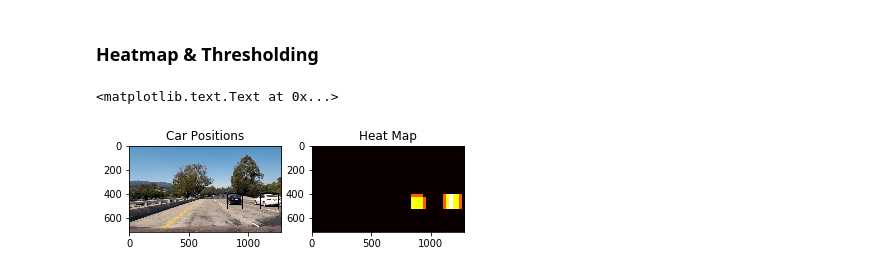
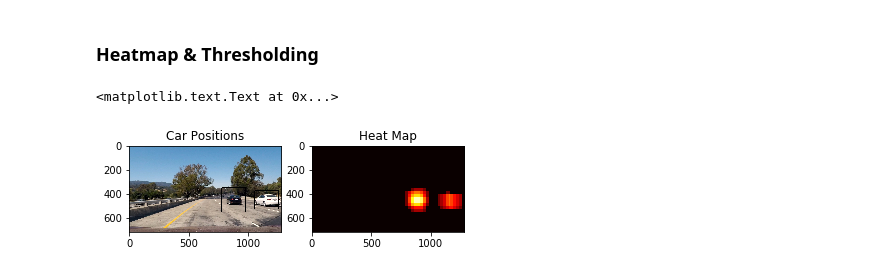
Before and after one commit to BVG85/Project-5-Vehicle-Detection-Tracking, a Jupyter notebook: Vehicle_Detection.ipynb, the cells around one changed output. Saved outputs shown, nothing was run; the diff lists cells and outputs as text; code cells hidden in the pictures.

```diff
--- a/Vehicle_Detection.ipynb
+++ b/Vehicle_Detection.ipynb
@@ -214,7 +216,7 @@ hist_bins = 32    # Number of histogram bins
 spatial_feat = True # Spatial features on or off
 hist_feat = True # Histogram features on or off
 hog_feat = True # HOG features on or off
-#y_start_stop = [400, 650] # Min and max in y to search in slide_window()
+y_start_stop = [350, 650] # Min and max in y to search in slide_window()
 
 car_features = extract_features(cars, color_space=color_space,
                         spatial_size=spatial_size, hist_bins=hist_bins,
@@ -422,32 +428,32 @@ def draw_labeled_bboxes(img, labels):
 # %%
 #image_h = mpimg.imread('./test_images/test2.jpg')
 
-heat = np.zeros_like(image_h[:,:,0])
+heat = np.zeros_like(image[:,:,0])
 heat = add_heat(heat, hot_windows)
 heat = apply_threshold(heat, 1)
 
 
 labels = label(heat)
 draw_img = draw_labeled_bboxes(np.copy(image), labels)
 
 
 plt.imsave('./output_images/carposition.png',draw_img)
-plt.imsave('./output_images/heatmap.png',heat)
+plt.imsave('./output_images/heatmap.png',heat,cmap='hot')
 
 fig = plt.figure()
 plt.subplot(121)
 plt.imshow(draw_img)
 plt.title('Car Positions')
 plt.subplot(122)
 plt.imshow(heat, cmap='hot')
 plt.title('Heat Map')
 
 
 
 ### Reference: Code from Course Material
 # %% [output]
 <matplotlib.text.Text at 0x...>
-[figure, old version]
+[figure, new version]
 # %%
 # Pipeline function
 
```
Also changed, not shown: parts of 6 cells of this notebook.
